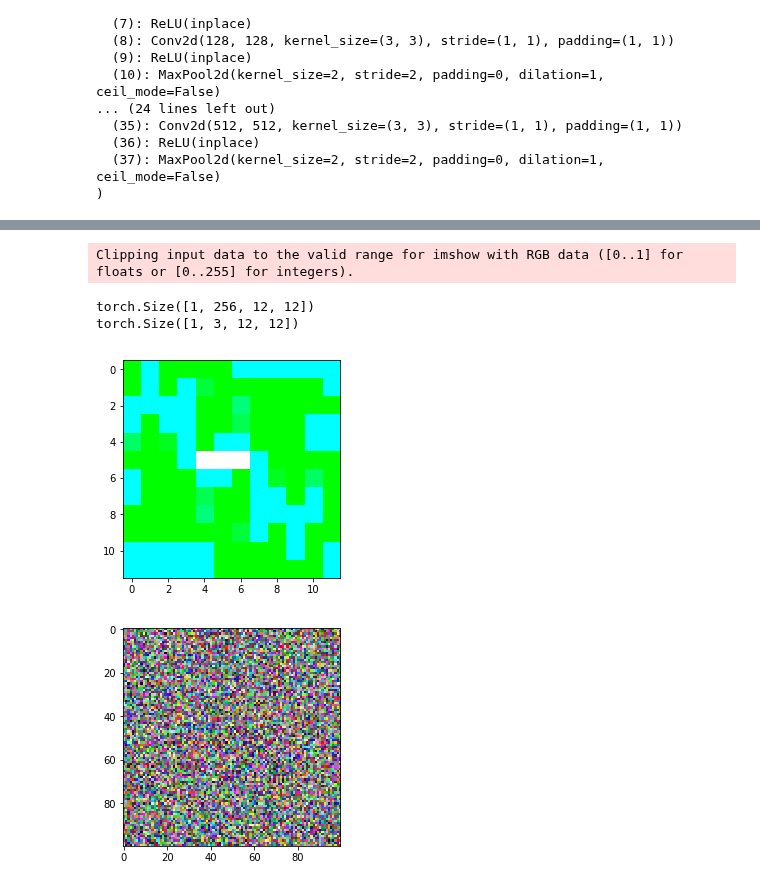
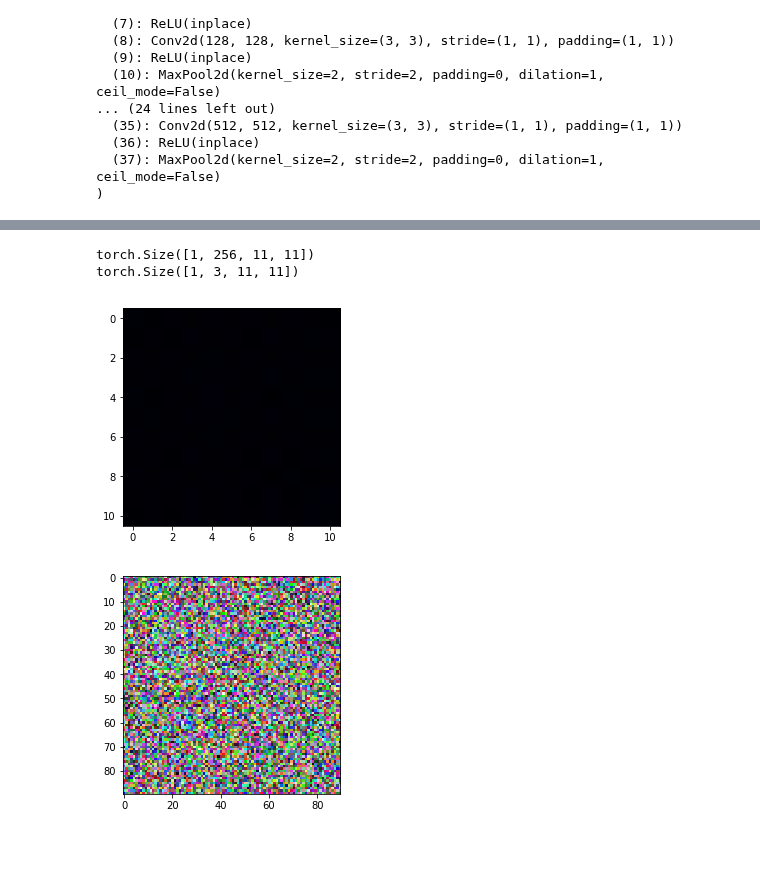
Before and after one commit to Lewington-pitsos/neural_synthesis, a Jupyter notebook: deep_correlations.ipynb, the cells around one changed output, grey strips where cells are left out. Drawn from its saved outputs; the diff is of its cells as text; code cells hidden in the pictures; blank space fills up the shorter version.

```diff
--- a/deep_correlations.ipynb
+++ b/deep_correlations.ipynb
@@ -55,19 +118,18 @@ target = stats.extract_features(hook_bag.get_hook("texture_hooks"), stats.deep_c
 # %%
-img.show_image(target[0][:, :3] * 700)
+img.show_image(target[0][:, :3] / 100)
 print(target[0].size())
 print(target[0][:, :3].size())
 # %% [output]
-Clipping input data to the valid range for imshow with RGB data ([0..1] for floats or [0..255] for integers).
+torch.Size([1, 256, 11, 11])
+torch.Size([1, 3, 11, 11])
-torch.Size([1, 256, 12, 12])
-torch.Size([1, 3, 12, 12])
-[figure, old version]
+[figure, new version]
 # %%
 dcorr_loss = loss.LossFn(target, hook_bag.get_hook("texture_hooks"), losses.deep_correlation_loss)
 # %%
 collector = loss.LossCollector()
 collector.add_loss_fn("texture", dcorr_loss)
 # %%
-sample_texture = img.random_image(1, 100)
+sample_texture = img.random_image(1, 90)
 img.show_image(sample_texture)
 
 inputs = {
@@ -76,9 +138,9 @@ inputs = {
     "pyramid": False,
 }
 
-optimizer = optim.LBFGS([sample_texture])
+optimizer = optim.LBFGS([sample_texture], history_size=1)
 # %% [output]
-[figure, old version]
+[figure, new version]
 # %%
 stepper = closure.Stepper(inputs, vgg, collector, optimizer)
 # %%
```
Also changed, not shown: parts of 11 cells of this notebook, 5 other files.
